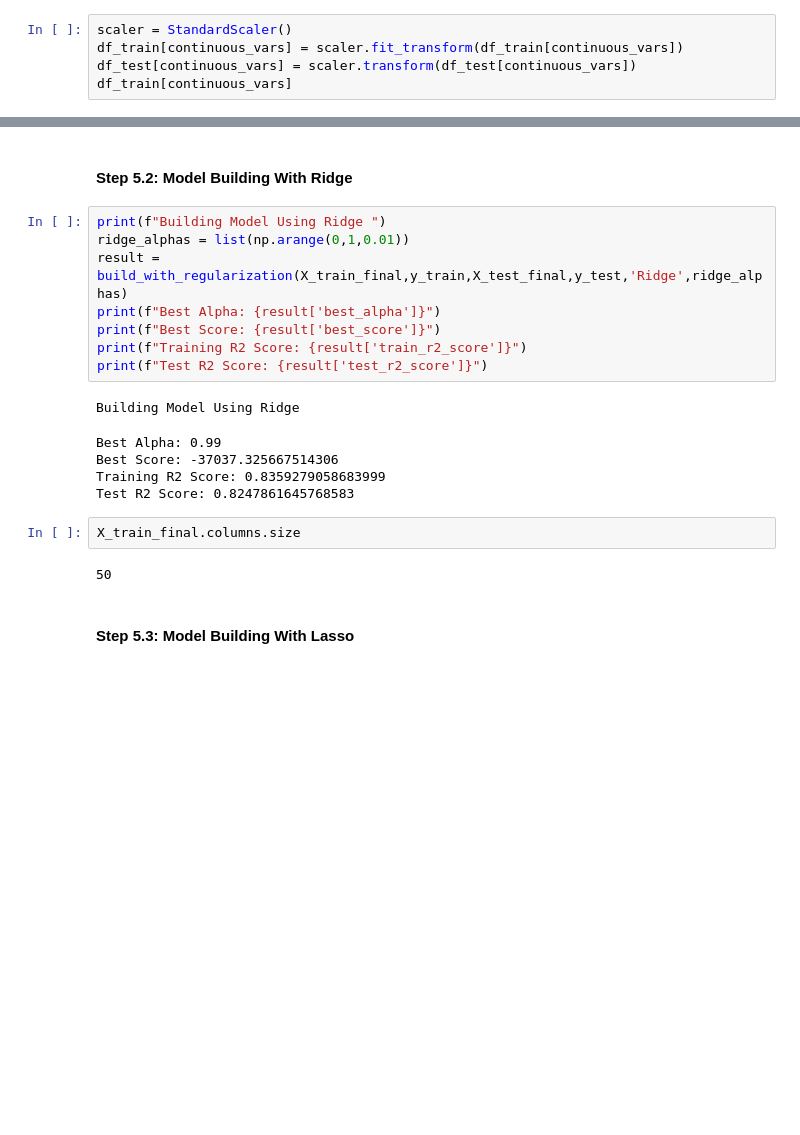
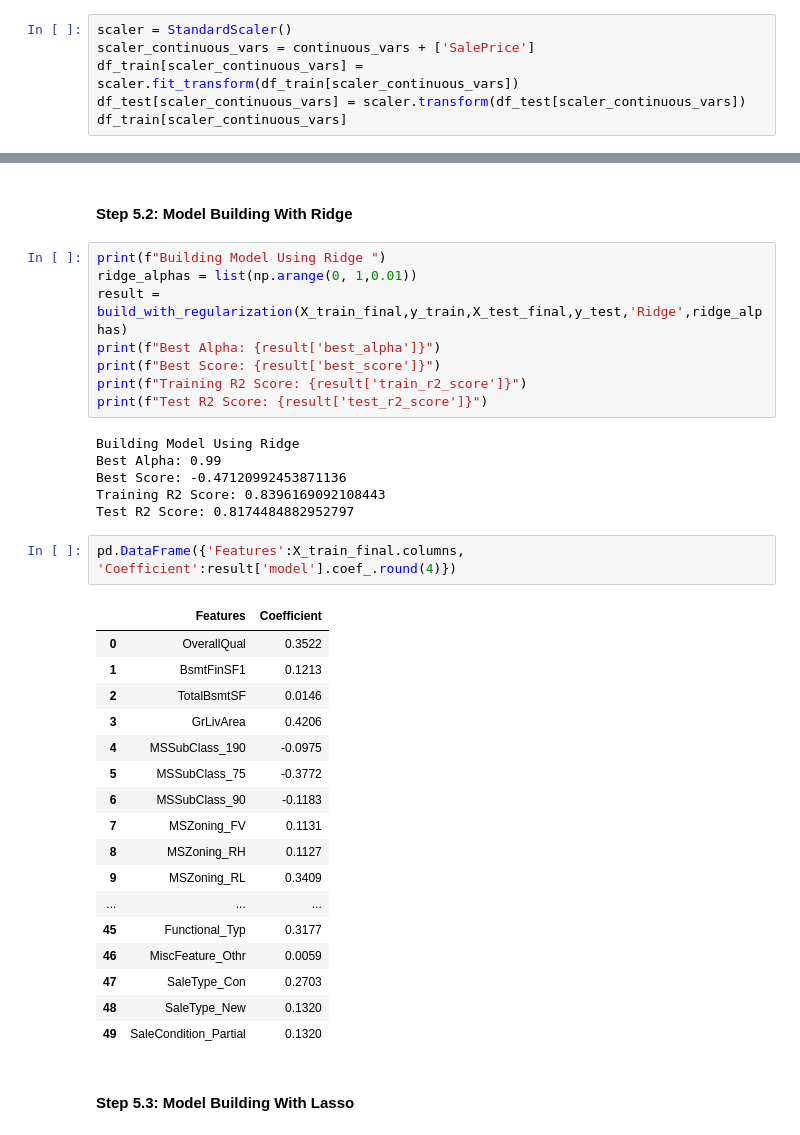
Before and after one commit to SathishKumarRamasamy/advance-regression-assignment, a Jupyter notebook: advanced-regression-assignment.ipynb, the cells around one changed output, grey strips where cells are left out. Saved outputs shown, nothing was run; the diff lists cells and outputs as text; blank space fills up the shorter version.

Commit message:
Final Model 1

```diff
--- a/advanced-regression-assignment.ipynb
+++ b/advanced-regression-assignment.ipynb
@@ -2301,9 +2290,10 @@ df_train.shape
 #### Scaling the features using StandardScaler
 # %%
 scaler = StandardScaler()
-df_train[continuous_vars] = scaler.fit_transform(df_train[continuous_vars])
-df_test[continuous_vars] = scaler.transform(df_test[continuous_vars])
-df_train[continuous_vars]
+scaler_continuous_vars = continuous_vars + ['SalePrice']
+df_train[scaler_continuous_vars] = scaler.fit_transform(df_train[scaler_continuous_vars])
+df_test[scaler_continuous_vars] = scaler.transform(df_test[scaler_continuous_vars])
+df_train[scaler_continuous_vars]
 # %% [output]
 |  | LotFrontage | LotArea | OverallQual | OverallCond | YearBuilt | YearRemodAdd | MasVnrArea | ExterQual | ... |
 | 318 | 0.925326 | -0.057261 | 0.648310 | -0.532073 | 0.723380 | 0.389207 | 0.809137 | 1.051361 | ... |
@@ -2616,7 +2588,7 @@ Adj R2 score of test 0.7674546874030355
 #### Step 5.2: Model Building With Ridge
 # %%
 print(f"Building Model Using Ridge ")
-ridge_alphas = list(np.arange(0,1,0.01))
+ridge_alphas = list(np.arange(0, 1,0.01))
 result = build_with_regularization(X_train_final,y_train,X_test_final,y_test,'Ridge',ridge_alphas)
 print(f"Best Alpha: {result['best_alpha']}")
 print(f"Best Score: {result['best_score']}")
@@ -2624,14 +2596,30 @@ print(f"Training R2 Score: {result['train_r2_score']}")
 print(f"Test R2 Score: {result['test_r2_score']}")
 # %% [output]
 Building Model Using Ridge
+Best Alpha: 0.99
+Best Score: -0.47120992453871136
+Training R2 Score: 0.8396169092108443
+Test R2 Score: 0.8174484882952797
-Best Alpha: 0.99
-Best Score: -37037.325667514306
-Training R2 Score: 0.8359279058683999
-Test R2 Score: 0.8247861645768583
-# %%
-X_train_final.columns.size
-# %% [output]
-50
+# %%
+pd.DataFrame({'Features':X_train_final.columns, 'Coefficient':result['model'].coef_.round(4)})
+# %% [output]
+|  | Features | Coefficient |
+| 0 | OverallQual | 0.3522 |
+| 1 | BsmtFinSF1 | 0.1213 |
+| 2 | TotalBsmtSF | 0.0146 |
+| 3 | GrLivArea | 0.4206 |
+| 4 | MSSubClass_190 | -0.0975 |
+| 5 | MSSubClass_75 | -0.3772 |
+| 6 | MSSubClass_90 | -0.1183 |
+| 7 | MSZoning_FV | 0.1131 |
+| 8 | MSZoning_RH | 0.1127 |
+| 9 | MSZoning_RL | 0.3409 |
+| ... | ... | ... |
+| 45 | Functional_Typ | 0.3177 |
+| 46 | MiscFeature_Othr | 0.0059 |
+| 47 | SaleType_Con | 0.2703 |
+| 48 | SaleType_New | 0.1320 |
+| 49 | SaleCondition_Partial | 0.1320 |
 # %% [markdown]
 #### Step 5.3: Model Building With Lasso
 # %%
```
Also changed, not shown: parts of 14 cells of this notebook.
